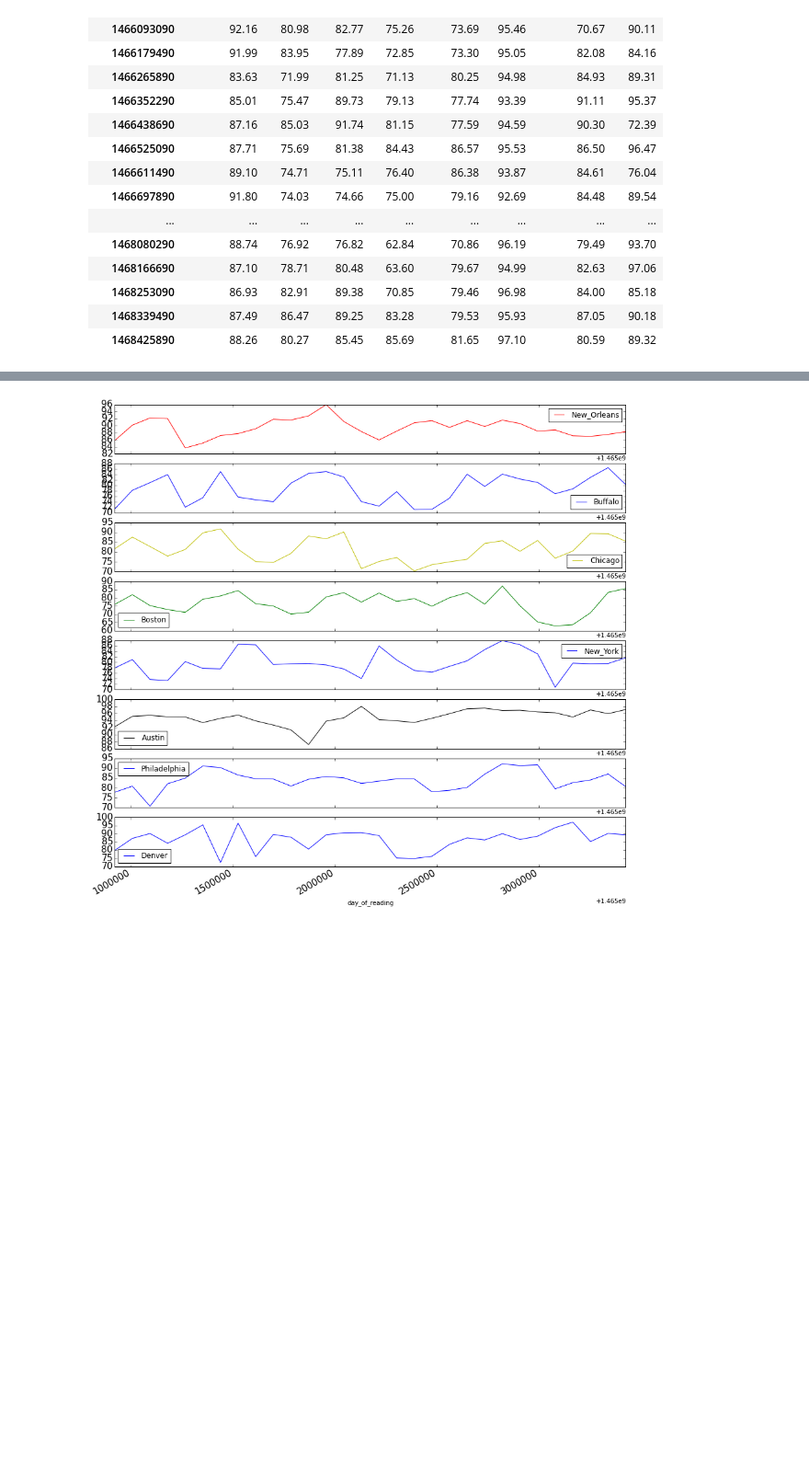
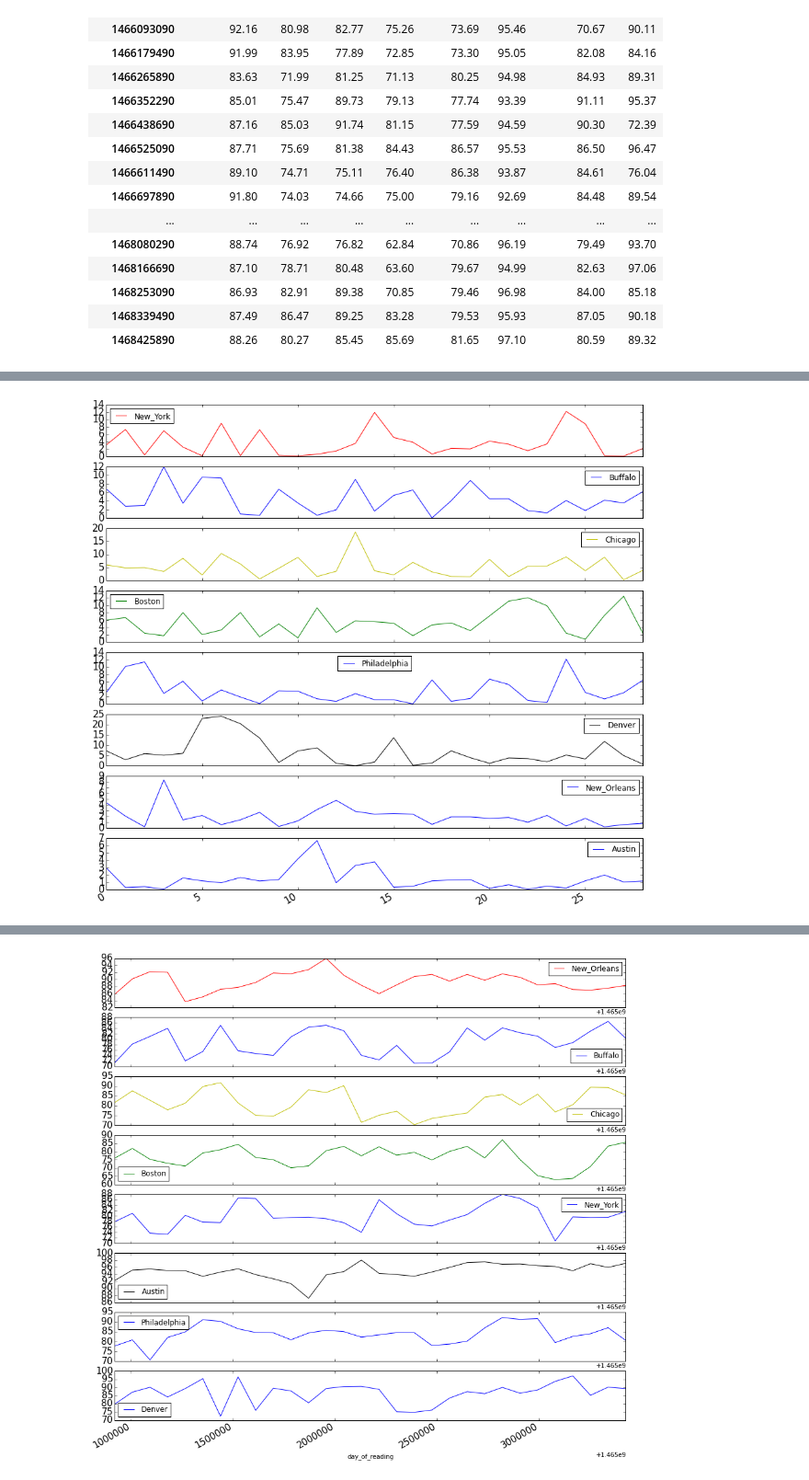
Before and after one commit to jacobmink/Thinkful, a Jupyter notebook: WeatherData.ipynb, the cells around one changed output, grey strips where cells are left out. Shown at 92% size. Saved outputs shown, nothing was run; the diff lists cells and outputs as text; code cells hidden in the pictures; blank space fills up the shorter version.

```diff
--- a/WeatherData.ipynb
+++ b/WeatherData.ipynb
@@ -168,10 +181,0 @@ defaultdict(int,
-# %%
-# make a list of the day to day differences
-new_change = []
-for col in df.columns:
-    new_vals = df[col].tolist()
-    for k in col:
-        if k < len(new_vals) - 1:
-            new_change += abs(col[k] - col[k+1])
-
-new_change
@@ -192,0 +182,20 @@ TypeError: int() argument must be a string or a number, not 'list'
+# %%
+city_var = []
+city_std = []
+df_changes = pd.DataFrame(columns=day_change.keys())
+
+for col in df_changes.columns:
+    df_changes[col] = day_change[col]
+    city_var.append(df_changes[col].var())
+
+    city_std.append(df_changes[col].std())
+#     max_var = max(city_var)
+    max_var = max(df_changes[col].var())
+    max_std = max(city_std)
+
+# city_var
+max_var
+# df_changes
+
+# max_city
+# print 'The city with the highest variance is ' +  + 'with variance=' + max_var
@@ -193 +238,10 @@ TypeError: int() argument must be a string or a number, not 'list'
+# %%
+fig = df_changes.plot(kind='line',
+              subplots=True,
+              figsize=(15,15),
+              fontsize=15,
+              style=['r','b','y','g','b','k','b','b'])
+fig;
+# %% [output]
+[figure, added]
 # %%
```
Also changed, not shown: parts of 11 cells of this notebook, 1 other file.
